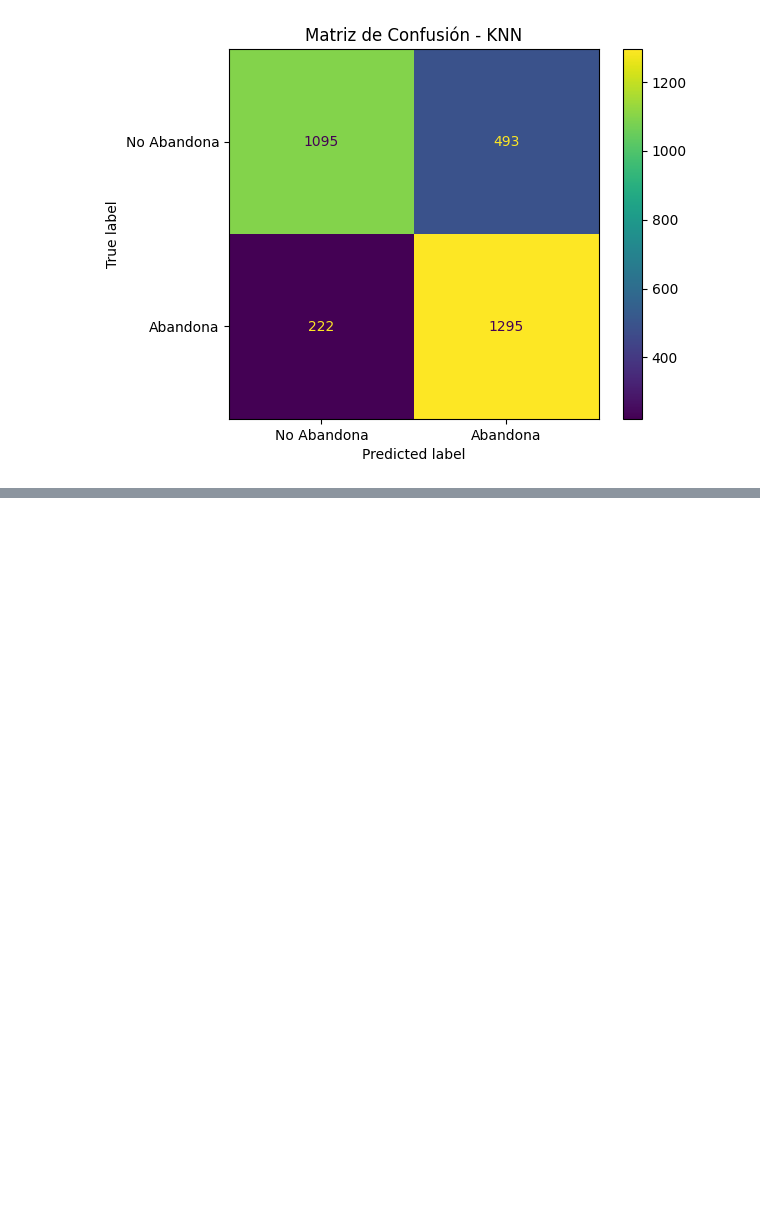
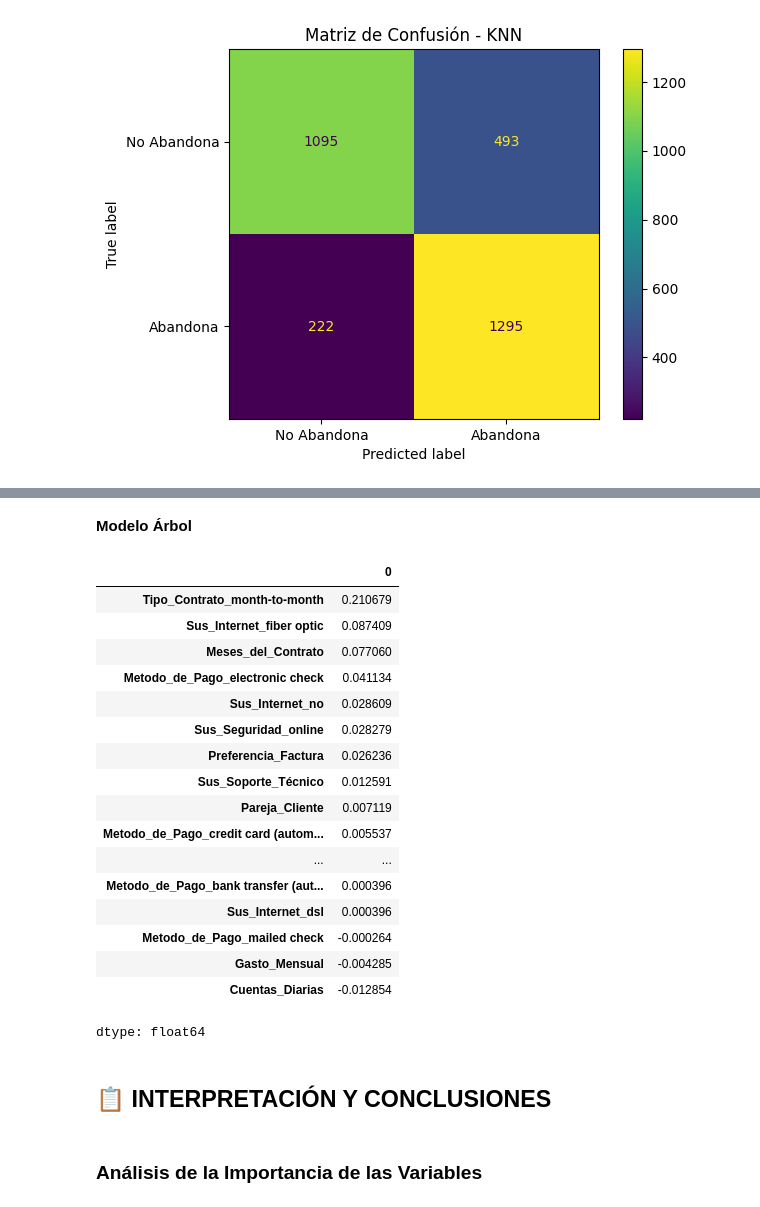
Before and after one commit to CarloR04/Challenge-Telcom_X_2, a Jupyter notebook: Telcom_X_part_2.ipynb, the cells around one changed output, grey strips where cells are left out. Saved outputs shown, nothing was run; the diff lists cells and outputs as text; code cells hidden in the pictures; blank space fills up the shorter version.

```diff
--- a/Telcom_X_part_2.ipynb
+++ b/Telcom_X_part_2.ipynb
@@ -706,0 +746,41 @@ plt.show()
+# %% [markdown]
+**Modelo Árbol**
+# %%
+from sklearn.inspection import permutation_importance
+
+resultados_arbol = permutation_importance(
+    modelo_arbol,
+    X_test,
+    y_test,
+    n_repeats=10,
+    random_state=123,
+    scoring='recall'
+)
+
+nombre_columnas = X.columns
+
+importancia_arbol = pd.Series(resultados_arbol.importances_mean, index=nombre_columnas)
+importancia_arbol.sort_values(ascending=False)
+# %% [output]
+|  | 0 |
+| Tipo_Contrato_month-to-month | 0.210679 |
+| Sus_Internet_fiber optic | 0.087409 |
+| Meses_del_Contrato | 0.077060 |
+| Metodo_de_Pago_electronic check | 0.041134 |
+| Sus_Internet_no | 0.028609 |
+| Sus_Seguridad_online | 0.028279 |
+| Preferencia_Factura | 0.026236 |
+| Sus_Soporte_Técnico | 0.012591 |
+| Pareja_Cliente | 0.007119 |
+| Metodo_de_Pago_credit card (autom... | 0.005537 |
+| ... | ... |
+| Metodo_de_Pago_bank transfer (aut... | 0.000396 |
+| Sus_Internet_dsl | 0.000396 |
+| Metodo_de_Pago_mailed check | -0.000264 |
+| Gasto_Mensual | -0.004285 |
+| Cuentas_Diarias | -0.012854 |
+dtype: float64
+# %% [markdown]
+## 📋 **INTERPRETACIÓN Y CONCLUSIONES**
+# %% [markdown]
+### **Análisis de la Importancia de las Variables**
```
Also changed, not shown: parts of 19 cells of this notebook.
